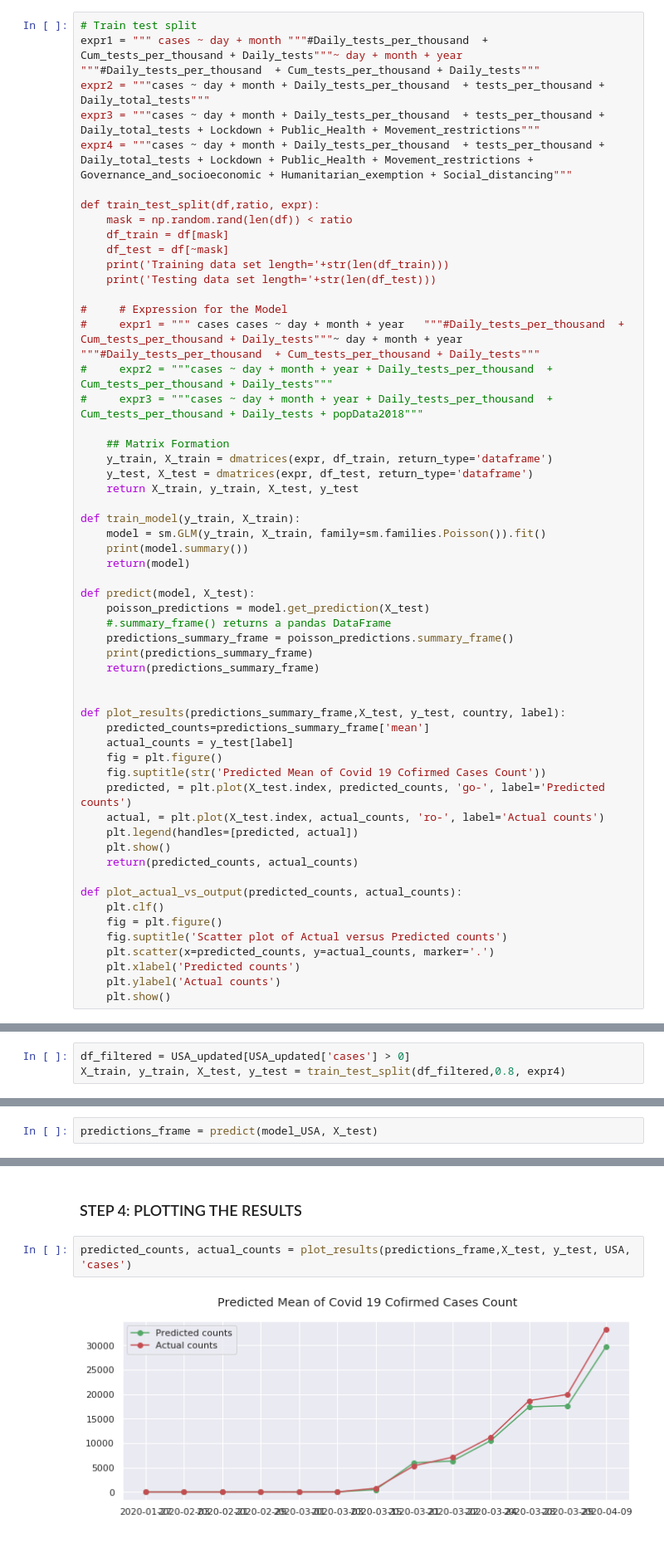
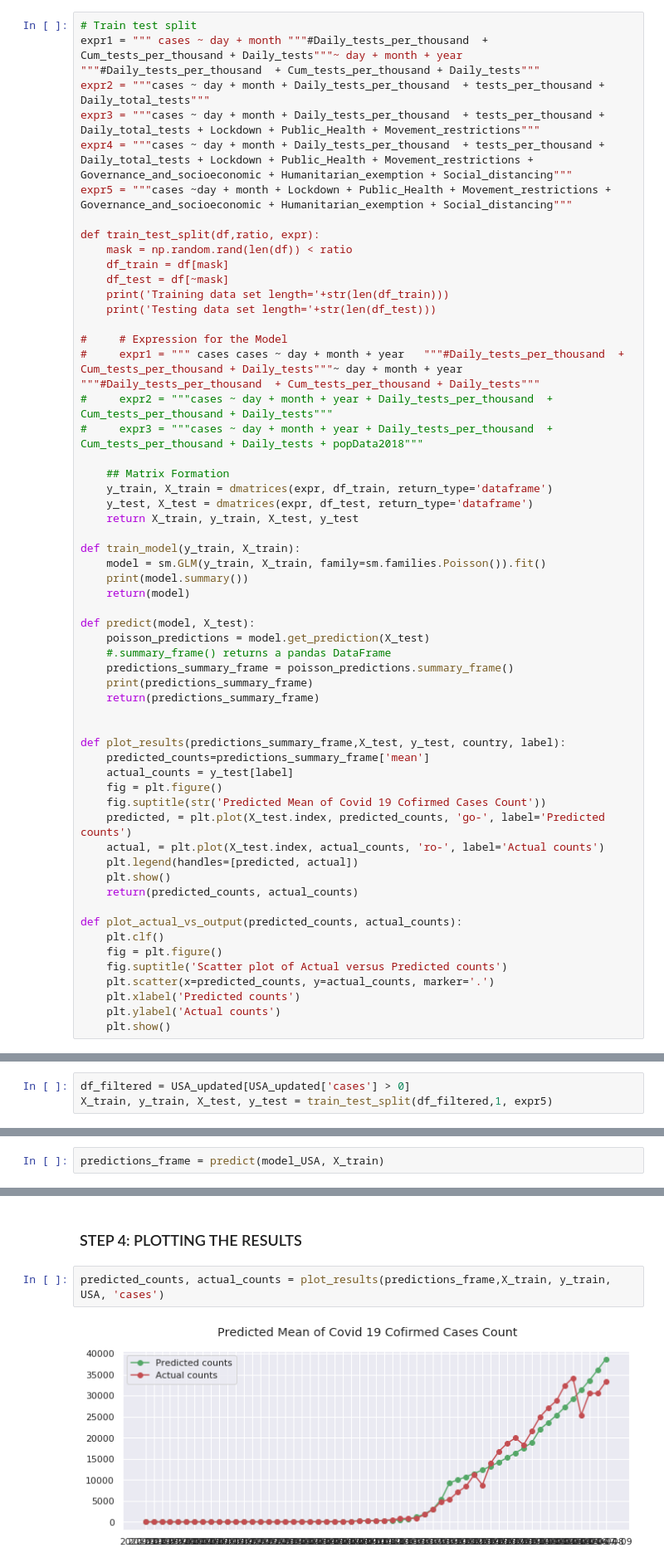
Before and after one commit to prerit1998jain/Pandemic-Forecasting-using-Time-dependent-SIRD-and-Poisson-Regression, a Jupyter notebook: Covid 19 (Poisson Regression Analysis)-Full DAta.ipynb, the cells around one changed output, grey strips where cells are left out. Shown at 83% size. Cells and saved outputs as stored; diff of their text form.

```diff
--- a/Covid 19 (Poisson Regression Analysis)-Full DAta.ipynb
+++ b/Covid 19 (Poisson Regression Analysis)-Full DAta.ipynb
@@ -181,6 +181,7 @@ expr1 = """ cases ~ day + month """#Daily_tests_per_thousand  + Cum_tests_per_th
 expr2 = """cases ~ day + month + Daily_tests_per_thousand  + tests_per_thousand + Daily_total_tests"""
 expr3 = """cases ~ day + month + Daily_tests_per_thousand  + tests_per_thousand + Daily_total_tests + Lockdown + Public_Health + Movement_restrictions"""
 expr4 = """cases ~ day + month + Daily_tests_per_thousand  + tests_per_thousand + Daily_total_tests + Lockdown + Public_Health + Movement_restrictions + Governance_and_socioeconomic + Humanitarian_exemption + Social_distancing"""
+expr5 = """cases ~day + month + Lockdown + Public_Health + Movement_restrictions + Governance_and_socioeconomic + Humanitarian_exemption + Social_distancing"""
 
 def train_test_split(df,ratio, expr):
     mask = np.random.rand(len(df)) < ratio
@@ -342,5 +343,5 @@ sns.heatmap(corr, mask=mask, annot = True, cmap=cmap, vmax=.3, center=0,
 ### STEP 1: TEST TRAIN SPLIT
 # %%
 df_filtered = USA_updated[USA_updated['cases'] > 0]
-X_train, y_train, X_test, y_test = train_test_split(df_filtered,0.8, expr4)
+X_train, y_train, X_test, y_test = train_test_split(df_filtered,1, expr5)
 # %% [output]
@@ -371,5 +372,5 @@ Social_distancing               -0.2821      0.018    -15.503      0.000      -0
 # %% [markdown]
 ### STEP 3: PREDICTIONS
 # %%
-predictions_frame = predict(model_USA, X_test)
+predictions_frame = predict(model_USA, X_train)
 # %% [output]
@@ -391,9 +394,9 @@ Date
 # %% [markdown]
 ### STEP 4: PLOTTING THE RESULTS
 # %%
-predicted_counts, actual_counts = plot_results(predictions_frame,X_test, y_test, USA, 'cases')
+predicted_counts, actual_counts = plot_results(predictions_frame,X_train, y_train, USA, 'cases')
 # %% [output]
-[figure, old version]
+[figure, new version]
 # %% [markdown]
 ## UK MODEL: Poisson Regression for confirmed Cases Count
 # %% [markdown]
```
Also changed, not shown: parts of 14 cells of this notebook, 3 other files.
